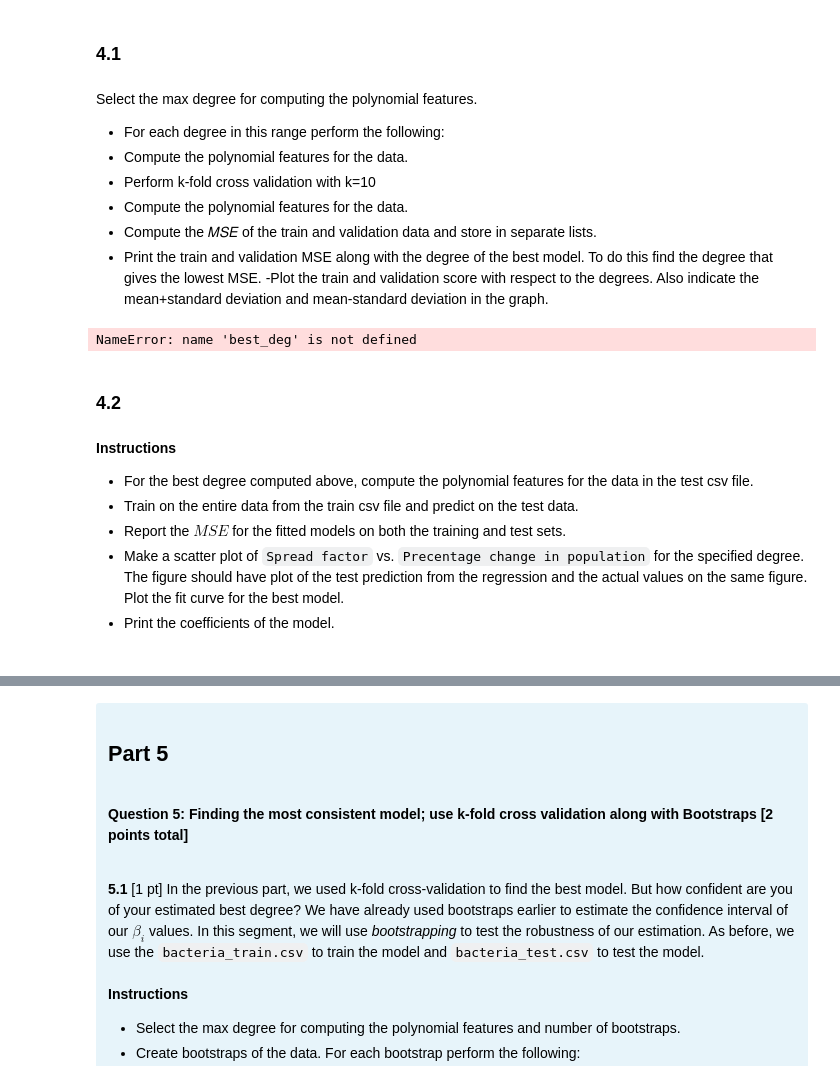
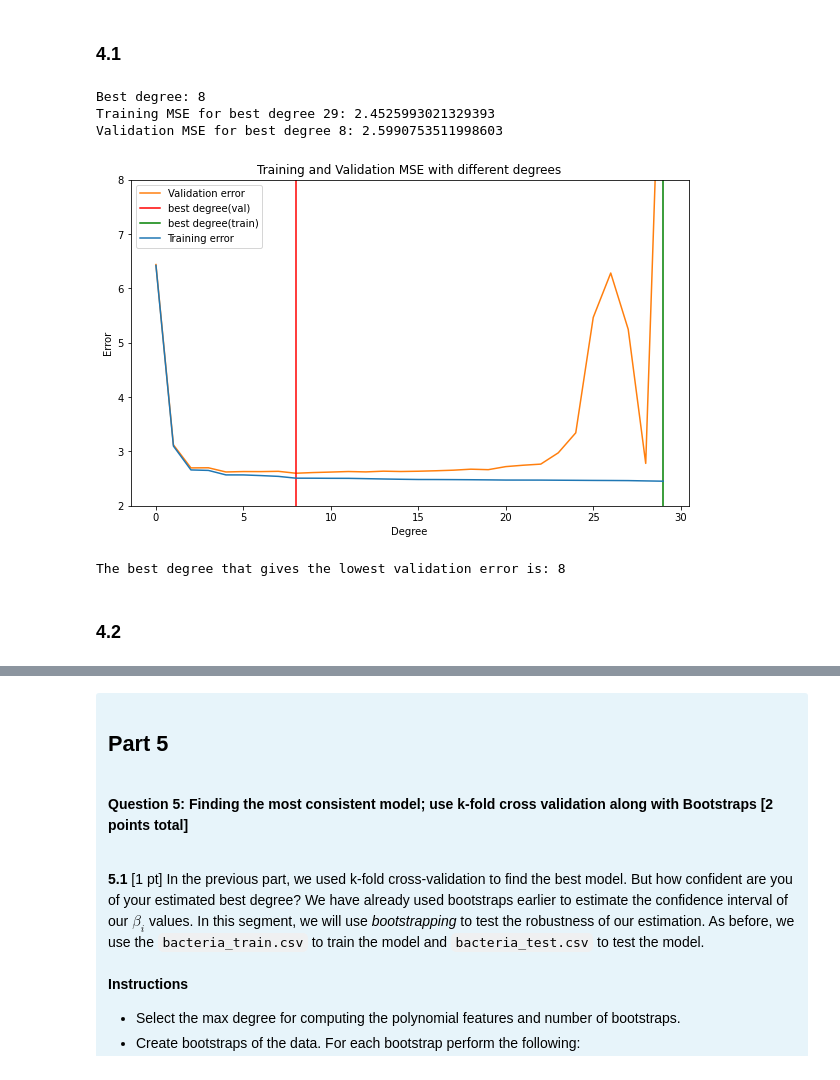
Before and after one commit to Wangsherpa/homeworks, a Jupyter notebook: Homework-2/ai1_c1_homework2_students.ipynb, the cells around one changed output, grey strips where cells are left out. Saved outputs shown, nothing was run; the diff lists cells and outputs as text; code cells hidden in the pictures.

```diff
--- a/Homework-2/ai1_c1_homework2_students.ipynb
+++ b/Homework-2/ai1_c1_homework2_students.ipynb
@@ -382,9 +365,11 @@ y_train = train_df.Perc_population
 x_test = test_df[['Spreading_factor']]
 y_test = test_df.Perc_population
 
+best_degree_choice = 8
+
 # transform training and test set with best polynomial degree found above
-x_train_poly = PolynomialFeatures(8).fit_transform(x_train)
-x_test_poly = PolynomialFeatures(8).fit_transform(x_test)
+x_train_poly = PolynomialFeatures(best_degree_choice).fit_transform(x_train)
+x_test_poly = PolynomialFeatures(best_degree_choice).fit_transform(x_test)
 # %%
 # create and object of linear regression
 poly_reg = LinearRegression(fit_intercept=False)
@@ -526,15 +511,6 @@ plot_ci(beta1_list, beta1_ci)
 ### Solutions
 # %% [markdown]
 ### 4.1
-# %% [markdown]
- Select the max degree for computing the polynomial features.
-- For each degree in this range perform the following:
-- Compute the polynomial features for the data.
-- Perform k-fold cross validation with k=10
-- Compute the polynomial features for the data.
-- Compute the  𝑀𝑆𝐸  of the train and validation data and store in separate lists.
-- Print the train and validation MSE along with the degree of the best model. To do this find the degree that gives the lowest MSE.
--Plot the train and validation score with respect to the degrees. Also indicate the mean+standard deviation and mean-standard deviation in the graph.
 # %%
 # assign training and test set
 x_train = train_df[['Spreading_factor']]
@@ -559,35 +535,34 @@ for i in range(max_deg):
     validation_error.append(-np.mean(scores['test_score']))
 # %%
 # print results
-best_deg_test = np.argmin(validation_error)
+best_deg_val = np.argmin(validation_error)
 best_deg_train = np.argmin(training_error)
-print(f"Best degree: {best_deg}")
-print(f"Train MSE for best degree {best_deg_train}: {training_error[best_deg_train]}")
-print(f"Validation MSE for best degree {best_deg_test}: {validation_error[best_deg_test]}")
+print(f"Best degree: {best_deg_val}")
+print(f"Training MSE for best degree {best_deg_train}: {training_error[best_deg_train]}")
+print(f"Validation MSE for best degree {best_deg_val}: {validation_error[best_deg_val]}")
 # %% [output]
-NameError: name 'best_deg' is not defined
+Best degree: 8
+Training MSE for best degree 29: 2.4525993021329393
+Validation MSE for best degree 8: 2.5990753511998603
 # %%
 # plot training and validation error along with degree
 plt.figure(figsize=(10, 6))
-plt.errorbar(range(30), training_error, label="Traning error")
+plt.errorbar(range(30), training_error, label="Training error")
 plt.plot(range(30), validation_error, label="Validation error")
-plt.axvline(best_deg_test, color='r', label="best degree(test)")
+plt.axvline(best_deg_val, color='r', label="best degree(val)")
 plt.axvline(best_deg_train, color='g', label="best degree(train)")
 plt.ylim((2, 8))
 plt.xlabel("Degree")
 plt.ylabel("Error")
 plt.title("Training and Validation MSE with different degrees")
 plt.legend()
 plt.show()
+# %% [output]
+[figure, added]
 # %%
 # Print the best degree
-print("The best degree that gives the lowest validation error is:", best_deg[0])
+print("The best degree that gives the lowest validation error is:", best_deg_val)
+# %% [output]
+The best degree that gives the lowest validation error is: 8
 # %% [markdown]
 ### 4.2
-# %% [markdown]
-**Instructions**<br />
-- For the best degree computed above, compute the polynomial features for the data in the test csv file.<br />
-- Train on the entire data from the train csv file and predict on the test data.<br />
-- Report the $MSE$ for the fitted models on both the training and test sets. <br />
-- Make a scatter plot of `Spread factor` vs. `Precentage change in population` for the specified degree.  The figure should have plot of the test prediction from the regression and the actual values on the same figure. Plot the fit curve for the best model.<br />
-- Print the coefficients of the model.<br /><br />
```
Also changed, not shown: parts of 36 cells of this notebook.
